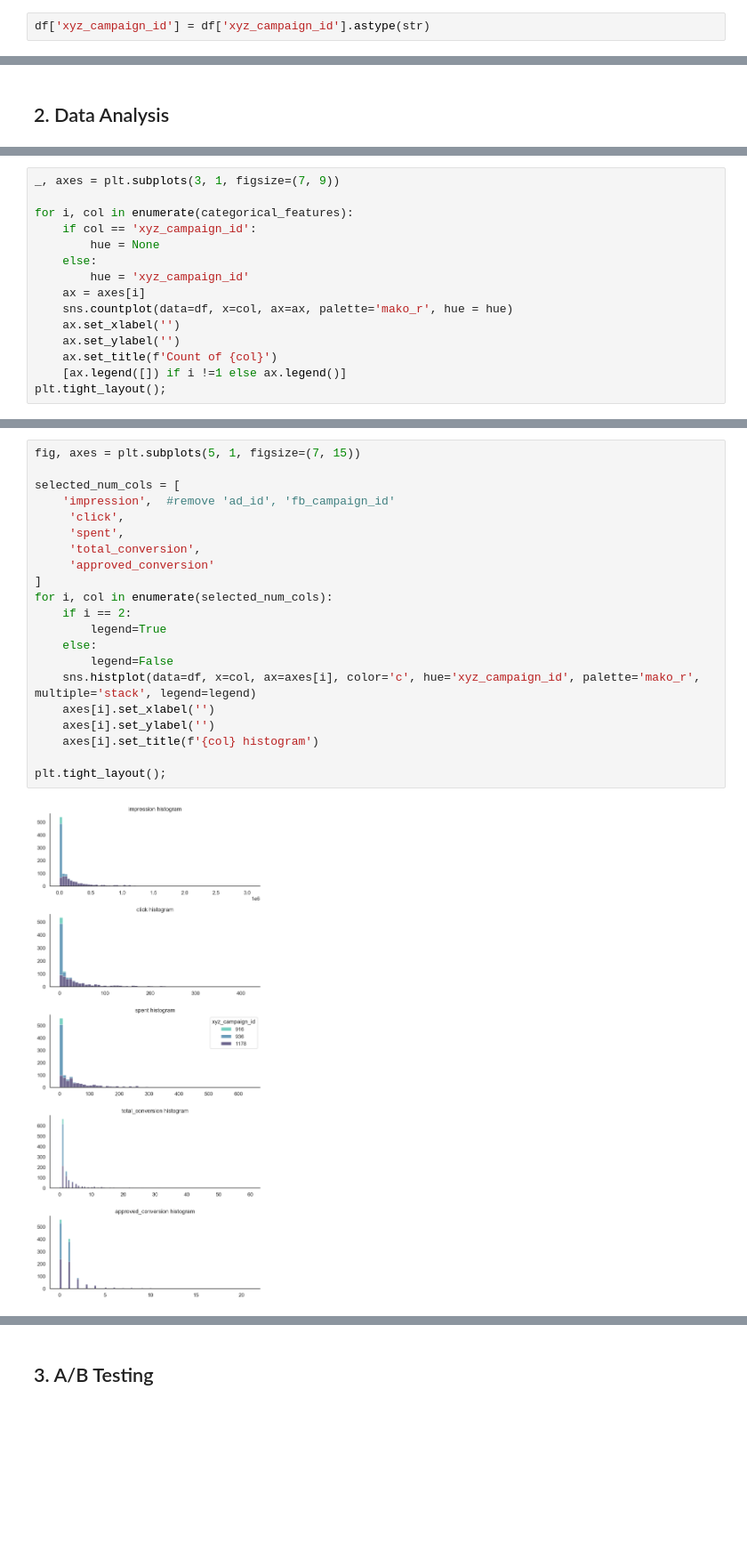
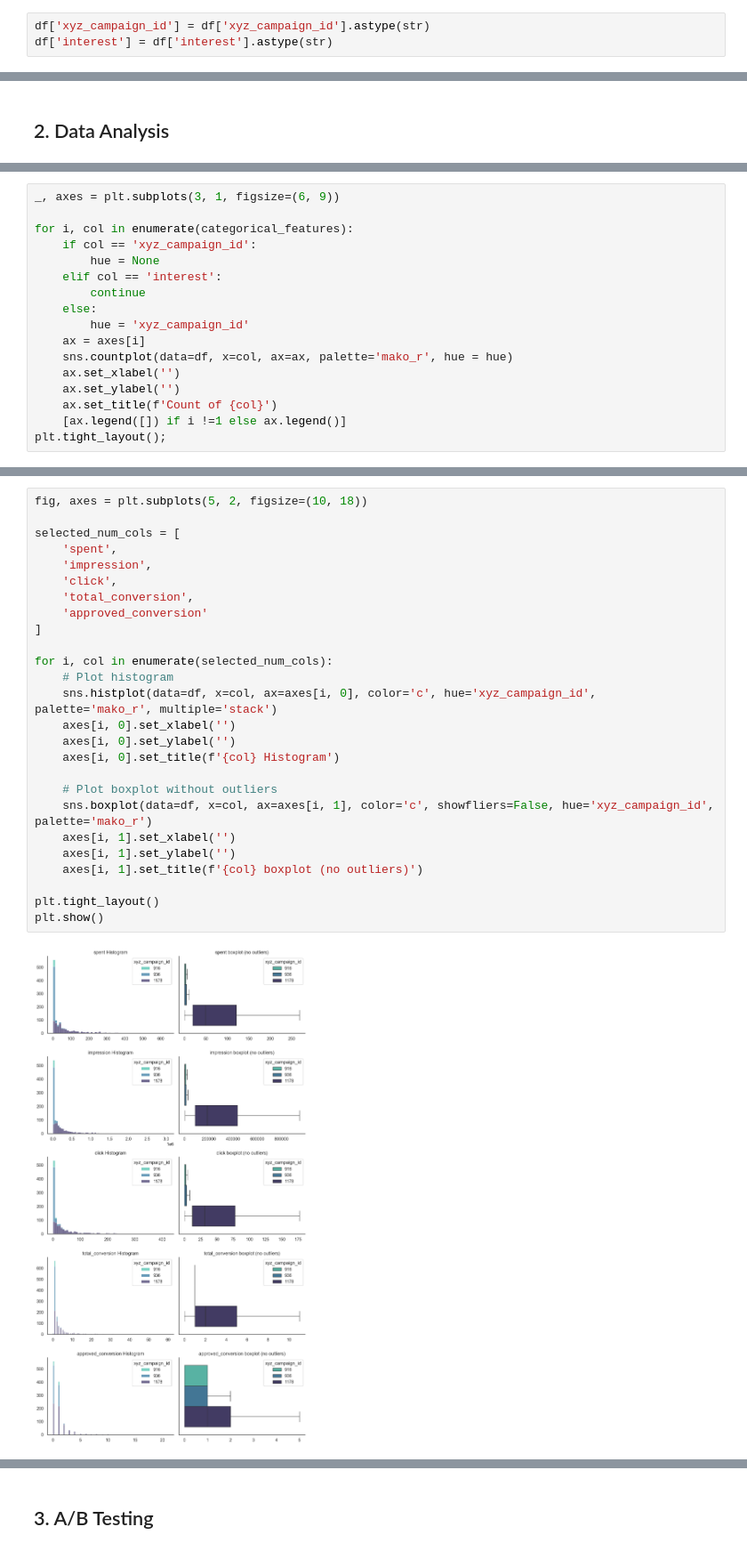
Before and after one commit to tienngm2049/projects, a Jupyter notebook: portfolio_04_sales_conversion_ab_test_hypothesis_testing/portfolio_04_sales_conversion_ab_test_hypothesis_testing.ipynb, the cells around one changed output, grey strips where cells are left out. Shown at 89% size. Cells and saved outputs as stored; diff of their text form; blank space fills up the shorter version.

```diff
--- a/portfolio_04_sales_conversion_ab_test_hypothesis_testing/portfolio_04_sales_conversion_ab_test_hypothesis_testing.ipynb
+++ b/portfolio_04_sales_conversion_ab_test_hypothesis_testing/portfolio_04_sales_conversion_ab_test_hypothesis_testing.ipynb
@@ -124,4 +135,5 @@ uniques.sort_values(by='# of Uniques').reset_index(drop=True)
 | 10 | ad_id | 1143 |  | int64 | 0 |
 # %%
 df['xyz_campaign_id'] = df['xyz_campaign_id'].astype(str)
+df['interest'] = df['interest'].astype(str)
 # %%
@@ -155,9 +189,11 @@ print(f"{len(categorical_features)} categorical features: \n{categorical_feature
 # %%
-_, axes = plt.subplots(3, 1, figsize=(7, 9))
+_, axes = plt.subplots(3, 1, figsize=(6, 9))
 
 for i, col in enumerate(categorical_features):
     if col == 'xyz_campaign_id':
         hue = None
+    elif col == 'interest':
+        continue
     else:
         hue = 'xyz_campaign_id'
     ax = axes[i]
@@ -184,23 +220,28 @@ To address this issue, we can employ a resampling technique known as Bootstrappi
 # %%
-fig, axes = plt.subplots(5, 1, figsize=(7, 15))
+fig, axes = plt.subplots(5, 2, figsize=(10, 18))
 
 selected_num_cols = [
-    'impression',  #remove 'ad_id', 'fb_campaign_id'
-     'click',
-     'spent',
-     'total_conversion',
-     'approved_conversion'
+    'spent',
+    'impression',
+    'click',
+    'total_conversion',
+    'approved_conversion'
 ]
+
 for i, col in enumerate(selected_num_cols):
-    if i == 2:
-        legend=True
-    else:
-        legend=False
-    sns.histplot(data=df, x=col, ax=axes[i], color='c', hue='xyz_campaign_id', palette='mako_r', multiple='stack', legend=legend)
-    axes[i].set_xlabel('')
-    axes[i].set_ylabel('')
-    axes[i].set_title(f'{col} histogram')
+    # Plot histogram
+    sns.histplot(data=df, x=col, ax=axes[i, 0], color='c', hue='xyz_campaign_id', palette='mako_r', multiple='stack')
+    axes[i, 0].set_xlabel('')
+    axes[i, 0].set_ylabel('')
+    axes[i, 0].set_title(f'{col} Histogram')
 
-plt.tight_layout();
+    # Plot boxplot without outliers
+    sns.boxplot(data=df, x=col, ax=axes[i, 1], color='c', showfliers=False, hue='xyz_campaign_id', palette='mako_r')
+    axes[i, 1].set_xlabel('')
+    axes[i, 1].set_ylabel('')
+    axes[i, 1].set_title(f'{col} boxplot (no outliers)')
+
+plt.tight_layout()
+plt.show()
 # %% [output]
-[figure, old version]
+[figure, new version]
```
Also changed, not shown: parts of 39 cells of this notebook, 12 other files.
